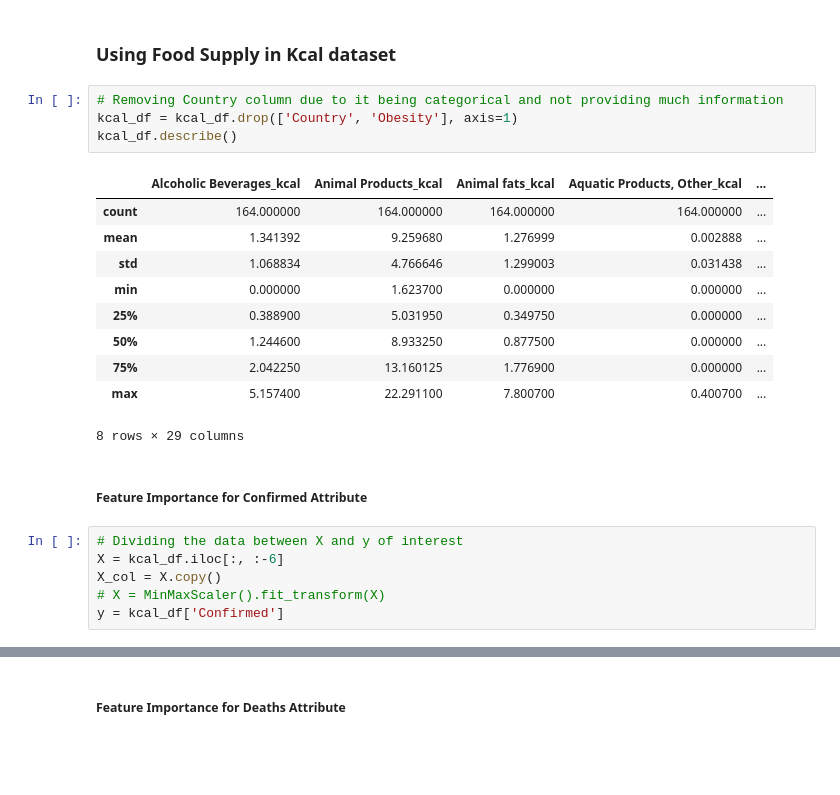
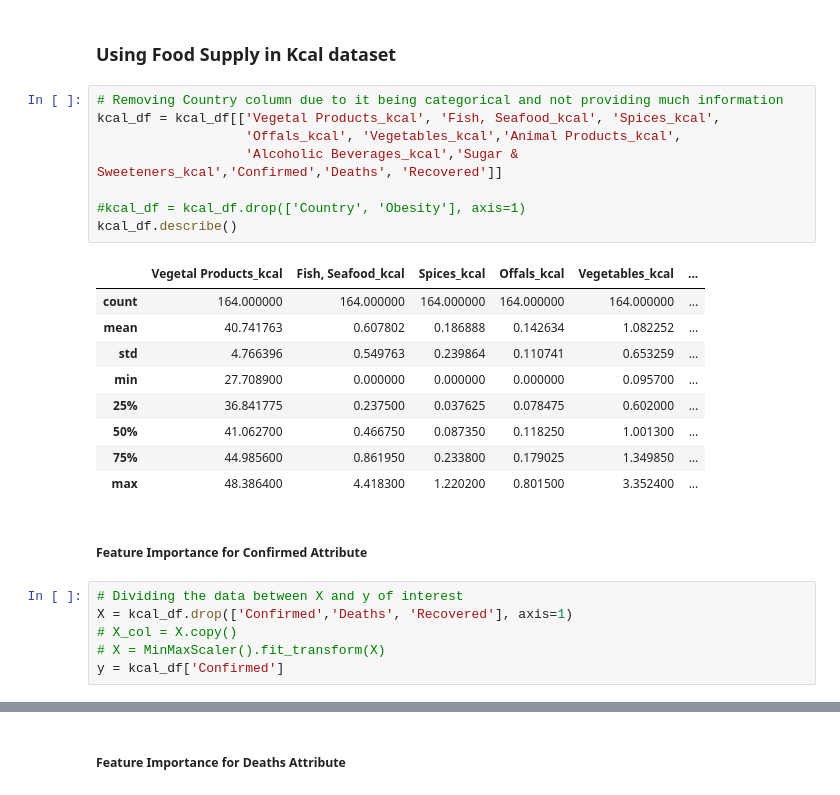
Before and after one commit to Spyrix/Covid19-Diet-Preds, a Jupyter notebook: Boosting.ipynb, the cells around one changed output, grey strips where cells are left out. Drawn from its saved outputs; the diff is of its cells as text; blank space fills up the shorter version.

```diff
--- a/Boosting.ipynb
+++ b/Boosting.ipynb
@@ -74,25 +74,28 @@ vif_data.sort_values('VIF')
 ### Using Food Supply in Kcal dataset
 # %%
 # Removing Country column due to it being categorical and not providing much information
-kcal_df = kcal_df.drop(['Country', 'Obesity'], axis=1)
+kcal_df = kcal_df[['Vegetal Products_kcal', 'Fish, Seafood_kcal', 'Spices_kcal',
+                   'Offals_kcal', 'Vegetables_kcal','Animal Products_kcal',
+                   'Alcoholic Beverages_kcal','Sugar & Sweeteners_kcal','Confirmed','Deaths', 'Recovered']]
+
+#kcal_df = kcal_df.drop(['Country', 'Obesity'], axis=1)
 kcal_df.describe()
 # %% [output]
-|  | Alcoholic Beverages_kcal | Animal Products_kcal | Animal fats_kcal | Aquatic Products, Other_kcal | ... |
-| count | 164.000000 | 164.000000 | 164.000000 | 164.000000 | ... |
-| mean | 1.341392 | 9.259680 | 1.276999 | 0.002888 | ... |
-| std | 1.068834 | 4.766646 | 1.299003 | 0.031438 | ... |
-| min | 0.000000 | 1.623700 | 0.000000 | 0.000000 | ... |
-| 25% | 0.388900 | 5.031950 | 0.349750 | 0.000000 | ... |
-| 50% | 1.244600 | 8.933250 | 0.877500 | 0.000000 | ... |
-| 75% | 2.042250 | 13.160125 | 1.776900 | 0.000000 | ... |
-| max | 5.157400 | 22.291100 | 7.800700 | 0.400700 | ... |
+|  | Vegetal Products_kcal | Fish, Seafood_kcal | Spices_kcal | Offals_kcal | Vegetables_kcal | ... |
+| count | 164.000000 | 164.000000 | 164.000000 | 164.000000 | 164.000000 | ... |
+| mean | 40.741763 | 0.607802 | 0.186888 | 0.142634 | 1.082252 | ... |
+| std | 4.766396 | 0.549763 | 0.239864 | 0.110741 | 0.653259 | ... |
+| min | 27.708900 | 0.000000 | 0.000000 | 0.000000 | 0.095700 | ... |
+| 25% | 36.841775 | 0.237500 | 0.037625 | 0.078475 | 0.602000 | ... |
+| 50% | 41.062700 | 0.466750 | 0.087350 | 0.118250 | 1.001300 | ... |
+| 75% | 44.985600 | 0.861950 | 0.233800 | 0.179025 | 1.349850 | ... |
+| max | 48.386400 | 4.418300 | 1.220200 | 0.801500 | 3.352400 | ... |
-8 rows × 29 columns
 # %% [markdown]
 ##### Feature Importance for Confirmed Attribute
 # %%
 # Dividing the data between X and y of interest
-X = kcal_df.iloc[:, :-6]
-X_col = X.copy()
+X = kcal_df.drop(['Confirmed','Deaths', 'Recovered'], axis=1)
+# X_col = X.copy()
 # X = MinMaxScaler().fit_transform(X)
 y = kcal_df['Confirmed']
 # %%
```
Also changed, not shown: parts of 28 cells of this notebook.
